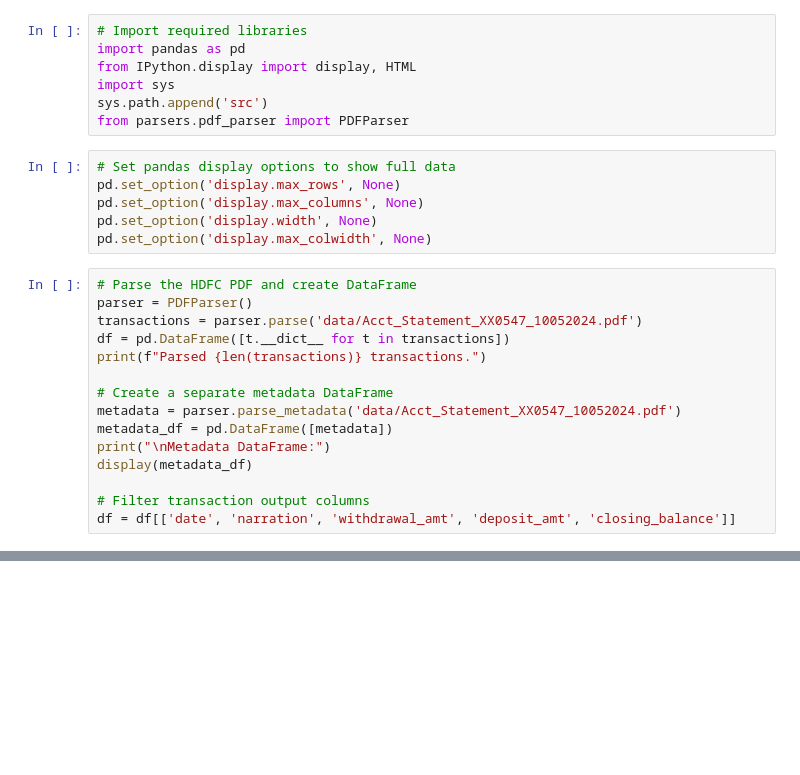
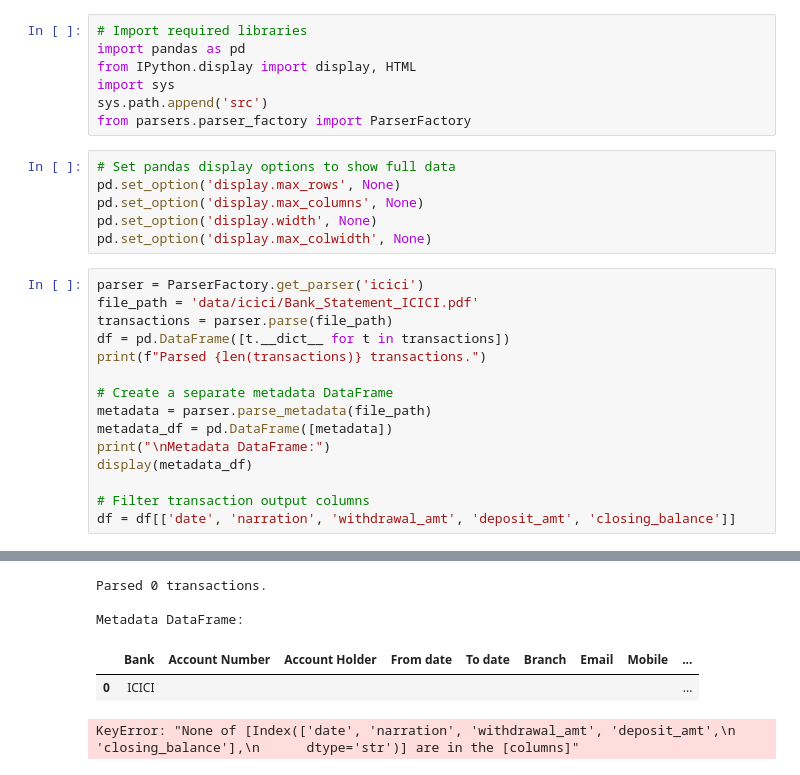
Before and after one commit to aditya436/bsa_project, a Jupyter notebook: transactions_display.ipynb, the cells around one changed output, grey strips where cells are left out. Cells and saved outputs as stored; diff of their text form; blank space fills up the shorter version.

```diff
--- a/transactions_display.ipynb
+++ b/transactions_display.ipynb
@@ -4,7 +4,7 @@ import pandas as pd
 from IPython.display import display, HTML
 import sys
 sys.path.append('src')
-from parsers.pdf_parser import PDFParser
+from parsers.parser_factory import ParserFactory
 # %%
 # Set pandas display options to show full data
 pd.set_option('display.max_rows', None)
@@ -12,14 +12,14 @@ pd.set_option('display.max_columns', None)
 pd.set_option('display.width', None)
 pd.set_option('display.max_colwidth', None)
 # %%
-# Parse the HDFC PDF and create DataFrame
-parser = PDFParser()
-transactions = parser.parse('data/Acct_Statement_XX0547_10052024.pdf')
+parser = ParserFactory.get_parser('icici')
+file_path = 'data/icici/Bank_Statement_ICICI.pdf'
+transactions = parser.parse(file_path)
 df = pd.DataFrame([t.__dict__ for t in transactions])
 print(f"Parsed {len(transactions)} transactions.")
 
 # Create a separate metadata DataFrame
-metadata = parser.parse_metadata('data/Acct_Statement_XX0547_10052024.pdf')
+metadata = parser.parse_metadata(file_path)
 metadata_df = pd.DataFrame([metadata])
 print("\nMetadata DataFrame:")
 display(metadata_df)
@@ -31,3 +31,9 @@ Parsed 224 transactions.
+Parsed 0 transactions.
+
+Metadata DataFrame:
+|  | Bank | Account Number | Account Holder | From date | To date | Branch | Email | Mobile | ... |
+| 0 | ICICI |  |  |  |  |  |  |  | ... |
+KeyError: "None of [Index(['date', 'narration', 'withdrawal_amt', 'deposit_amt',\n       'closing_balance'],\n      dtype='str')] are in the [columns]"
 # %%
 # Display as HTML in a scrollable view (for full window)
 html = df.to_html()
```
Also changed, not shown: parts of 2 cells of this notebook, 28 other files.
